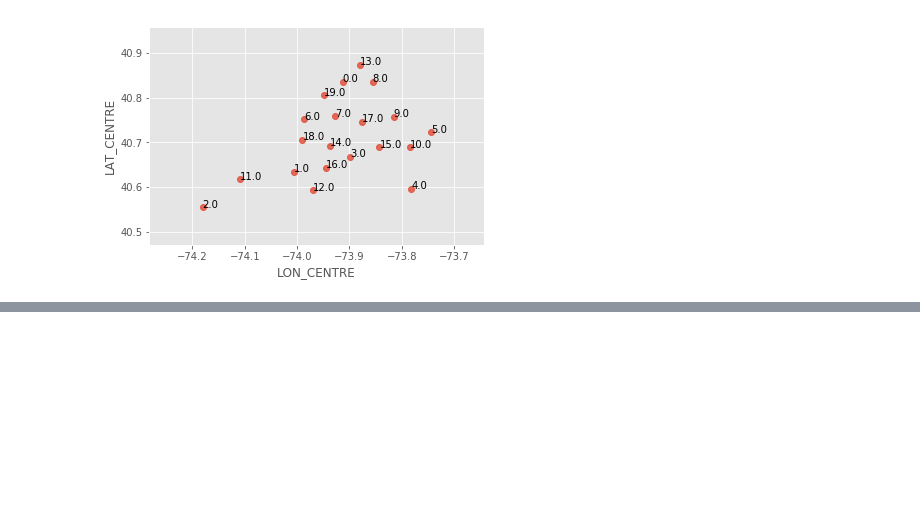
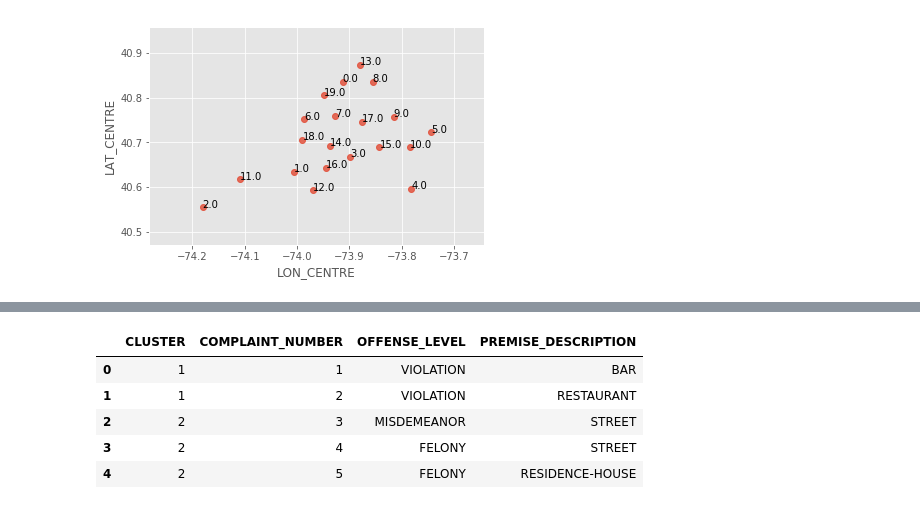
Before and after one commit to strikingmoose/nypd_complaints, a Jupyter notebook: notebook/16 - Clustering To Explore Neighbourhoods.ipynb, the cells around one changed output, grey strips where cells are left out. Saved outputs shown, nothing was run; the diff lists cells and outputs as text; code cells hidden in the pictures; blank space fills up the shorter version.

```diff
--- a/notebook/16 - Clustering To Explore Neighbourhoods.ipynb
+++ b/notebook/16 - Clustering To Explore Neighbourhoods.ipynb
@@ -267,0 +293,14 @@ cluster_stats_result[['LON_CENTRE','LAT_CENTRE','prediction']].apply(lambda x: a
+# %%
+pd.DataFrame({
+    'COMPLAINT_NUMBER': [1, 2, 3, 4, 5],
+    'CLUSTER': [1, 1, 2, 2, 2],
+    'OFFENSE_LEVEL': ['VIOLATION', 'VIOLATION', 'MISDEMEANOR', 'FELONY', 'FELONY'],
+    'PREMISE_DESCRIPTION': ['BAR', 'RESTAURANT', 'STREET', 'STREET', 'RESIDENCE-HOUSE']
+})
+# %% [output]
+|  | CLUSTER | COMPLAINT_NUMBER | OFFENSE_LEVEL | PREMISE_DESCRIPTION |
+| 0 | 1 | 1 | VIOLATION | BAR |
+| 1 | 1 | 2 | VIOLATION | RESTAURANT |
+| 2 | 2 | 3 | MISDEMEANOR | STREET |
+| 3 | 2 | 4 | FELONY | STREET |
+| 4 | 2 | 5 | FELONY | RESIDENCE-HOUSE |
```
Also changed, not shown: parts of 15 cells of this notebook, 2 other files.
